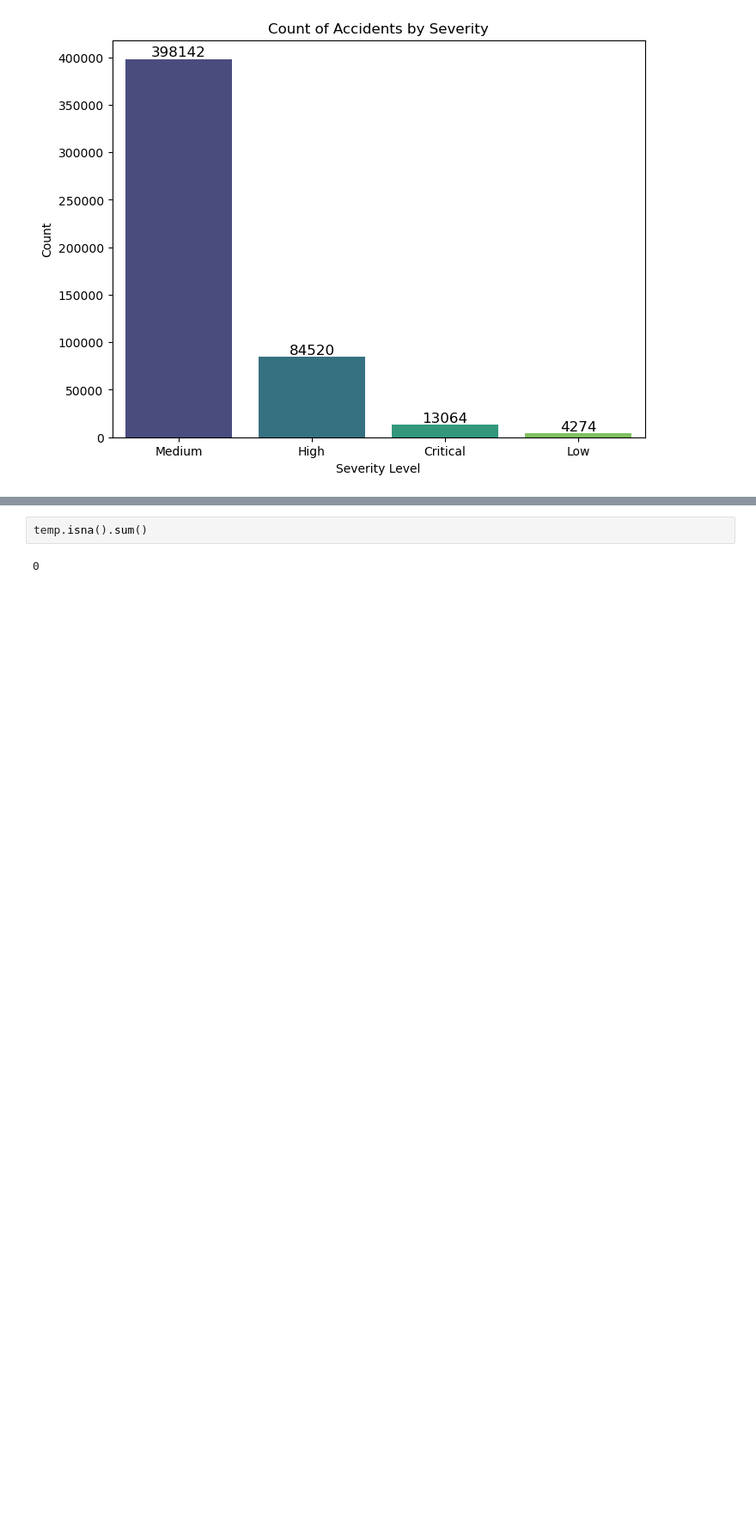
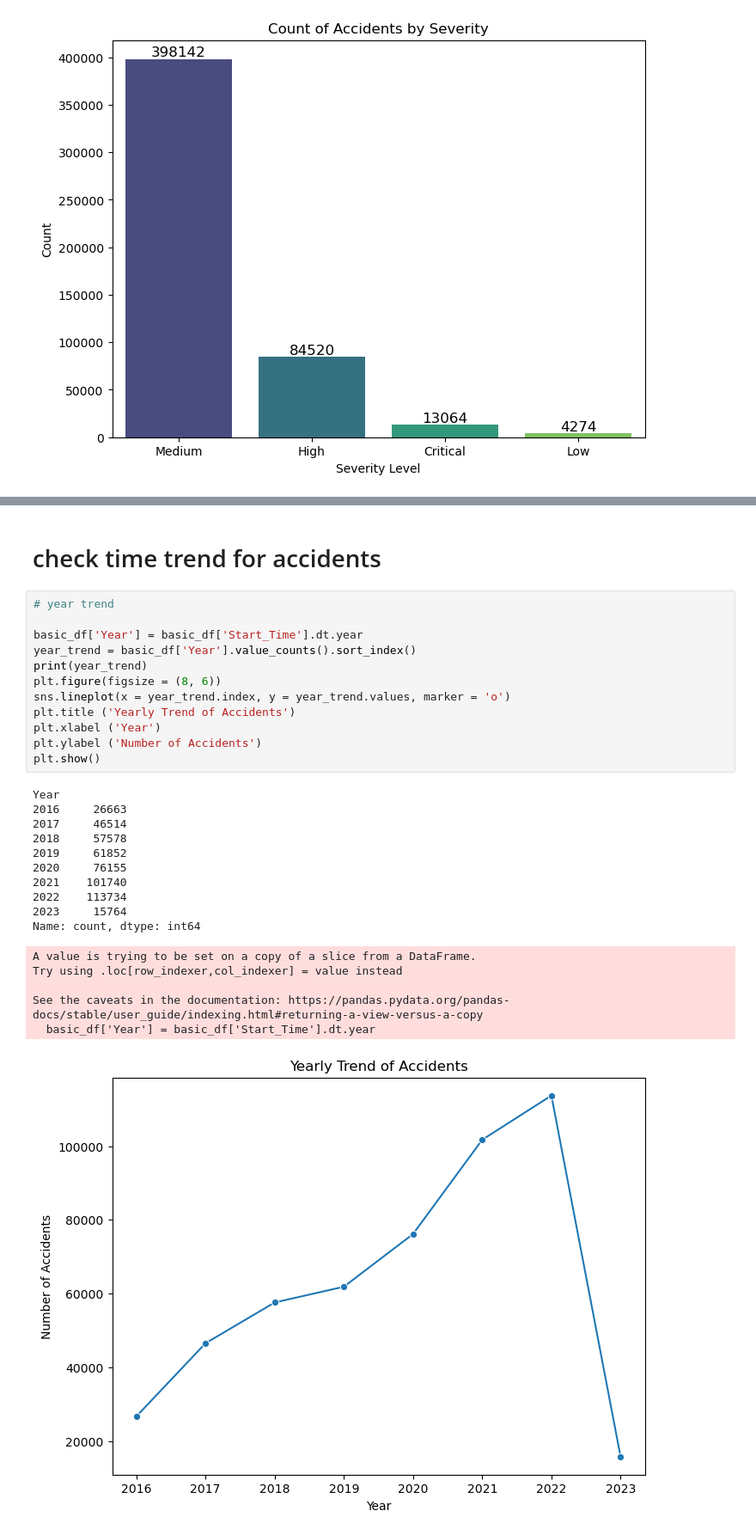
Before and after one commit to XiwenJiang/us-accidents-dashboard, a Jupyter notebook: eda.ipynb, the cells around one changed output, grey strips where cells are left out. Shown at 86% size. Saved outputs shown, nothing was run; the diff lists cells and outputs as text; blank space fills up the shorter version.

Commit message:
severity vs time trend plots adding

```diff
--- a/eda.ipynb
+++ b/eda.ipynb
@@ -233,4 +216,31 @@ Name: Start_Time, Length: 500000, dtype: datetime64[ns]
-# %%
-temp.isna().sum()
-# %% [output]
-0
+# %% [markdown]
+# check time trend for accidents
+# %%
+# year trend
+
+basic_df['Year'] = basic_df['Start_Time'].dt.year
+year_trend = basic_df['Year'].value_counts().sort_index()
+print(year_trend)
+plt.figure(figsize = (8, 6))
+sns.lineplot(x = year_trend.index, y = year_trend.values, marker = 'o')
+plt.title ('Yearly Trend of Accidents')
+plt.xlabel ('Year')
+plt.ylabel ('Number of Accidents')
+plt.show()
+# %% [output]
+Year
+2016     26663
+2017     46514
+2018     57578
+2019     61852
+2020     76155
+2021    101740
+2022    113734
+2023     15764
+Name: count, dtype: int64
+A value is trying to be set on a copy of a slice from a DataFrame.
+Try using .loc[row_indexer,col_indexer] = value instead
+
+See the caveats in the documentation: https://pandas.pydata.org/pandas-docs/stable/user_guide/indexing.html#returning-a-view-versus-a-copy
+  basic_df['Year'] = basic_df['Start_Time'].dt.year
+[figure, added]
```
Also changed, not shown: parts of 15 cells of this notebook.
